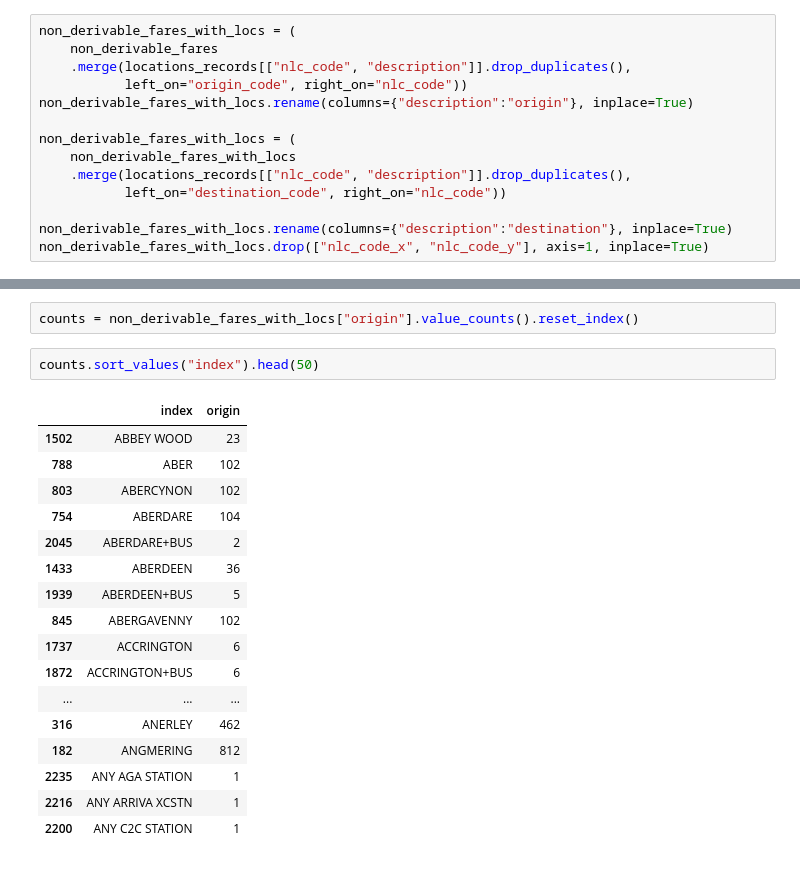
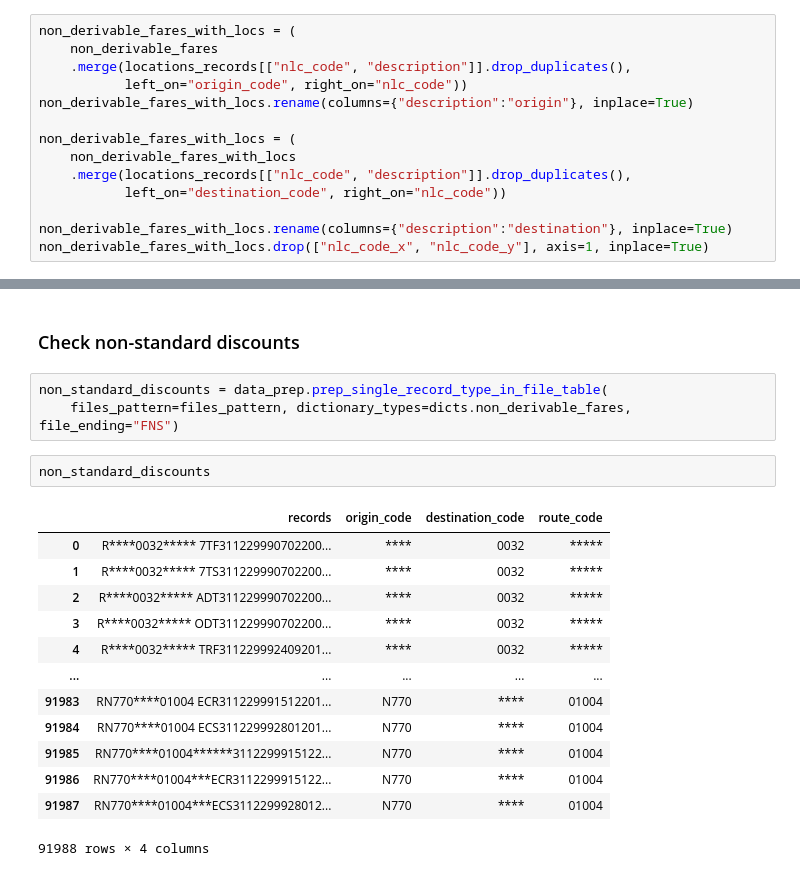
Before and after one commit to gratipine/training_data, a Jupyter notebook: notebooks/0.2_fares.ipynb, the cells around one changed output, grey strips where cells are left out. Saved outputs shown, nothing was run; the diff lists cells and outputs as text.

```diff
--- a/notebooks/0.2_fares.ipynb
+++ b/notebooks/0.2_fares.ipynb
@@ -176,22 +190,21 @@ non_derivable_fares_with_locs[non_derivable_fares_with_locs["origin"].str.contai
-# %%
-counts = non_derivable_fares_with_locs["origin"].value_counts().reset_index()
-# %%
-counts.sort_values("index").head(50)
-# %% [output]
-|  | index | origin |
-| 1502 | ABBEY WOOD | 23 |
-| 788 | ABER | 102 |
-| 803 | ABERCYNON | 102 |
-| 754 | ABERDARE | 104 |
-| 2045 | ABERDARE+BUS | 2 |
-| 1433 | ABERDEEN | 36 |
-| 1939 | ABERDEEN+BUS | 5 |
-| 845 | ABERGAVENNY | 102 |
-| 1737 | ACCRINGTON | 6 |
-| 1872 | ACCRINGTON+BUS | 6 |
-| ... | ... | ... |
-| 316 | ANERLEY | 462 |
-| 182 | ANGMERING | 812 |
-| 2235 | ANY AGA STATION | 1 |
-| 2216 | ANY ARRIVA XCSTN | 1 |
-| 2200 | ANY C2C STATION | 1 |
+# %% [markdown]
+### Check non-standard discounts
+# %%
+non_standard_discounts = data_prep.prep_single_record_type_in_file_table(
+    files_pattern=files_pattern, dictionary_types=dicts.non_derivable_fares, file_ending="FNS")
+# %%
+non_standard_discounts
+# %% [output]
+|  | records | origin_code | destination_code | route_code |
+| 0 | R****0032***** 7TF311229990702200... | **** | 0032 | ***** |
+| 1 | R****0032***** 7TS311229990702200... | **** | 0032 | ***** |
+| 2 | R****0032***** ADT311229990702200... | **** | 0032 | ***** |
+| 3 | R****0032***** ODT311229990702200... | **** | 0032 | ***** |
+| 4 | R****0032***** TRF311229992409201... | **** | 0032 | ***** |
+| ... | ... | ... | ... | ... |
+| 91983 | RN770****01004 ECR311229991512201... | N770 | **** | 01004 |
+| 91984 | RN770****01004 ECS311229992801201... | N770 | **** | 01004 |
+| 91985 | RN770****01004******3112299915122... | N770 | **** | 01004 |
+| 91986 | RN770****01004***ECR3112299915122... | N770 | **** | 01004 |
+| 91987 | RN770****01004***ECS3112299928012... | N770 | **** | 01004 |
+91988 rows × 4 columns
```
Also changed, not shown: parts of 10 cells of this notebook, 2 other files.
